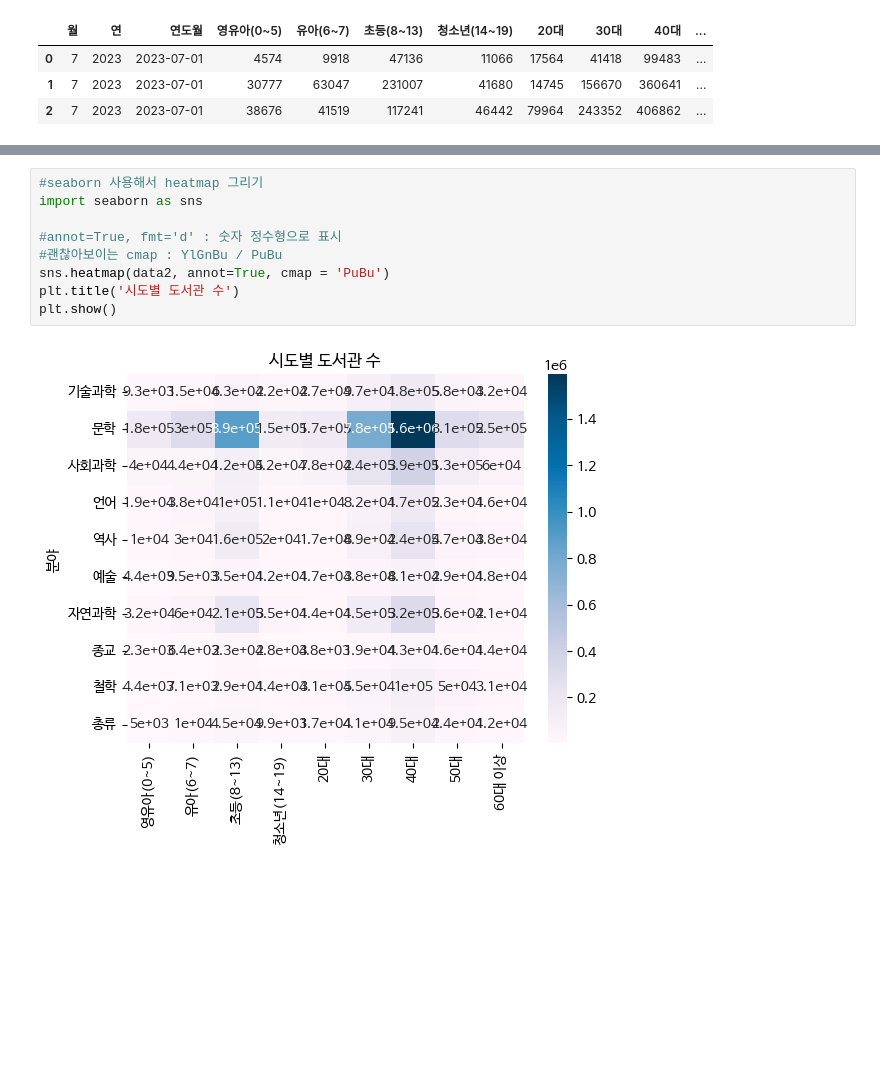
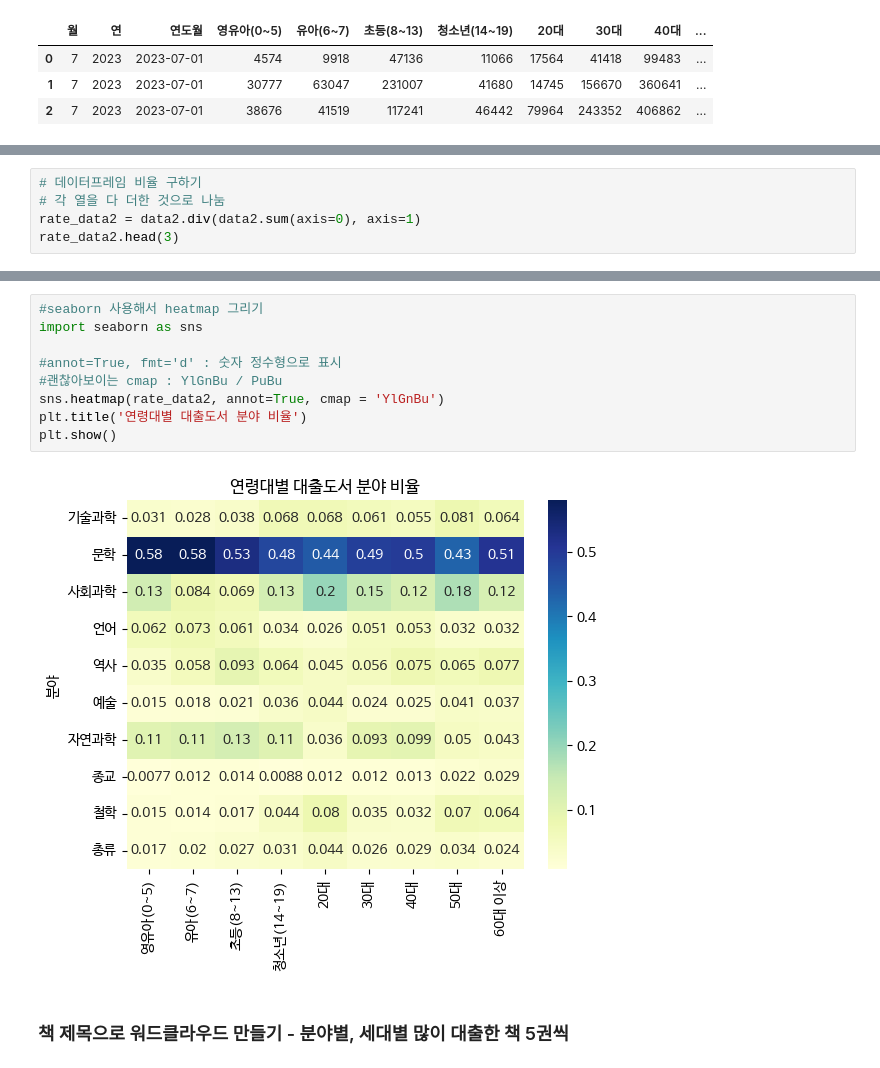
Before and after one commit to dev-hw/SeSAC-live_map, a Jupyter notebook: pro/1_1_도서관_프로젝트.ipynb, the cells around one changed output, grey strips where cells are left out. Drawn from its saved outputs; the diff is of its cells as text; blank space fills up the shorter version.

Commit message:
연령대별 대출도서 분야 비율 시각화, 워드클라우드 생성 - 분야별, 세대별 많이 대출한 책 5권씩

```diff
--- a/pro/1_1_도서관_프로젝트.ipynb
+++ b/pro/1_1_도서관_프로젝트.ipynb
@@ -379,0 +472,5 @@ data2
+# %%
+# 데이터프레임 비율 구하기
+# 각 열을 다 더한 것으로 나눔
+rate_data2 = data2.div(data2.sum(axis=0), axis=1)
+rate_data2.head(3)
@@ -380,11 +496,13 @@ data2
 # %%
 #seaborn 사용해서 heatmap 그리기
 import seaborn as sns
 
 #annot=True, fmt='d' : 숫자 정수형으로 표시
 #괜찮아보이는 cmap : YlGnBu / PuBu
-sns.heatmap(data2, annot=True, cmap = 'PuBu')
-plt.title('시도별 도서관 수')
+sns.heatmap(rate_data2, annot=True, cmap = 'YlGnBu')
+plt.title('연령대별 대출도서 분야 비율')
 plt.show()
 # %% [output]
-[figure, old version]
+[figure, new version]
+# %% [markdown]
+### 책 제목으로 워드클라우드 만들기 - 분야별, 세대별 많이 대출한 책 5권씩
```
Also changed, not shown: parts of 41 cells of this notebook, 4 other files.
